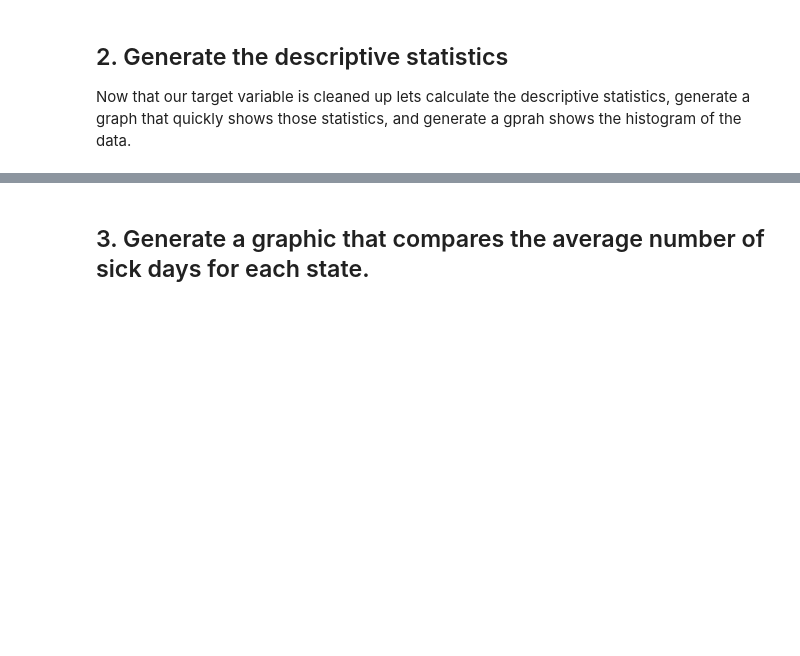
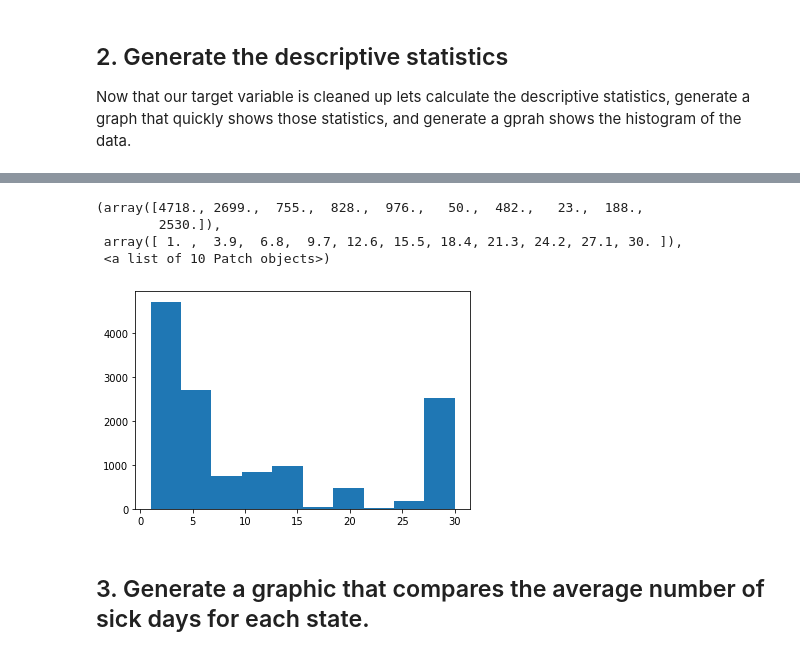
Before and after one commit to trevohearn/nyc-mhtn-ds-010620-lectures, a Jupyter notebook: week_2/case_study/Data_Exploration_Applied.ipynb, the cells around one changed output, grey strips where cells are left out. Cells and saved outputs as stored; diff of their text form; code cells hidden in the pictures; blank space fills up the shorter version.

```diff
--- a/week_2/case_study/Data_Exploration_Applied.ipynb
+++ b/week_2/case_study/Data_Exploration_Applied.ipynb
@@ -104,0 +119,8 @@ array([ 0.,  2., 28.,  5., 30.,  4.,  3., 77., 15., 29.,  7., 10., 14.,
+# %%
+# graphic showing those descriptive stats
+#df['SICK'] = df['PHYSHLTH'].apply(lambda x: x != 0, df['PHYSHLTH'])
+df['SICK'] = df['PHYSHLTH'][df['PHYSHLTH'] != 0 ]
+df['SICK'].describe()
+df['SICK']
+#plt.hist(df['SICK'])
+#plt.show()
@@ -105,4 +140,11 @@ array([ 0.,  2., 28.,  5., 30.,  4.,  3., 77., 15., 29.,  7., 10., 14.,
 # %%
 # graphic showing the distribution of data
+plt.hist(df['SICK'])
+# %% [output]
+(array([4718., 2699.,  755.,  828.,  976.,   50.,  482.,   23.,  188.,
+        2530.]),
+ array([ 1. ,  3.9,  6.8,  9.7, 12.6, 15.5, 18.4, 21.3, 24.2, 27.1, 30. ]),
+ <a list of 10 Patch objects>)
+[figure, added]
 # %% [markdown]
 ## 3. Generate a graphic that compares the average number of sick days for each state.
```
Also changed, not shown: parts of 14 cells of this notebook, 1 other file.
